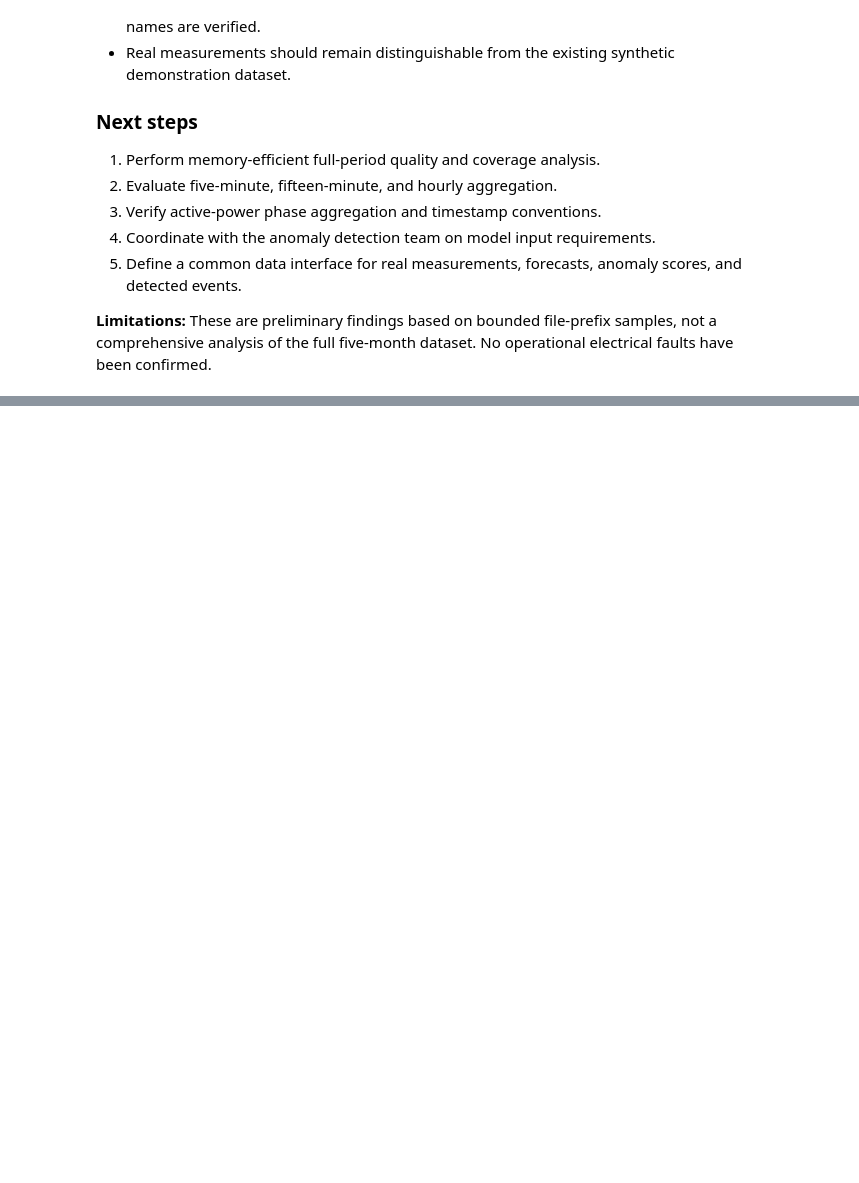
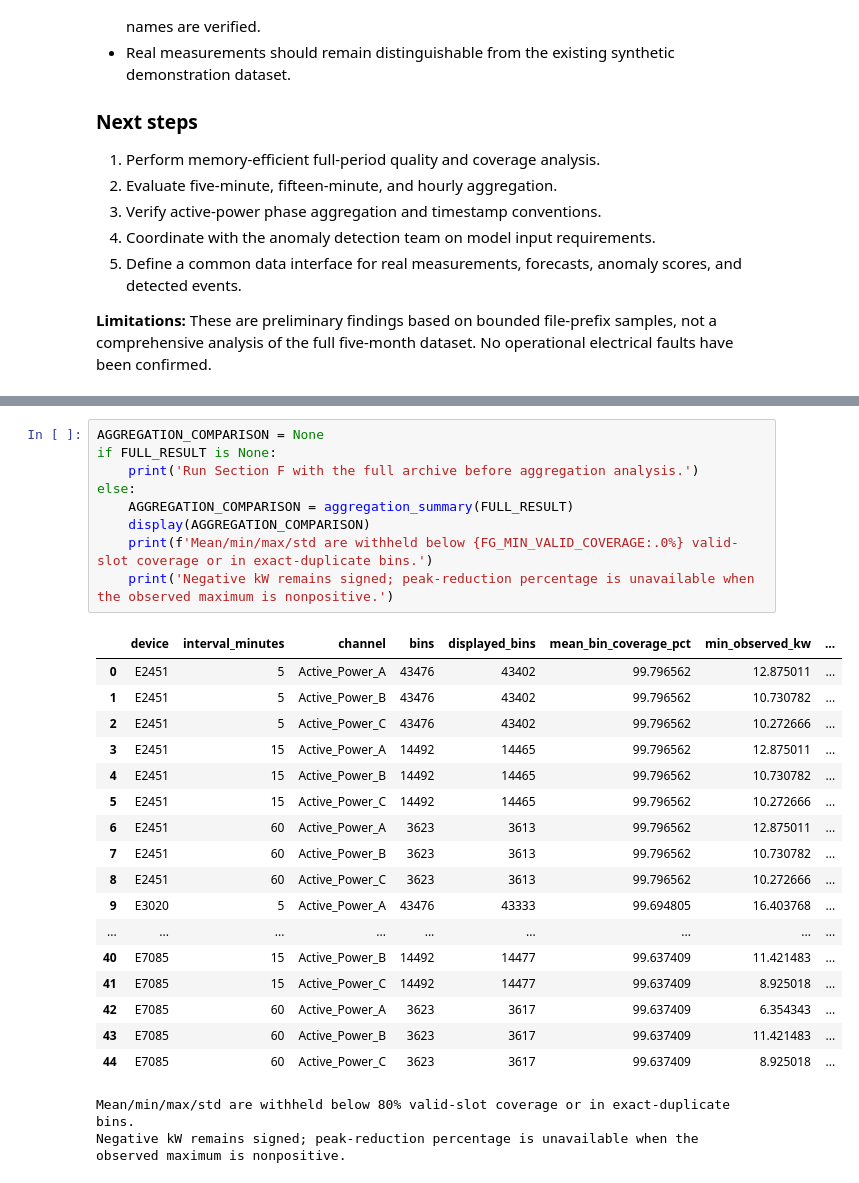
Before and after one commit to DSC-Capstone-Azimuth-AI/prototype-dashboard-team, a Jupyter notebook: notebooks/01_derconnect_data_exploration.ipynb, the cells around one changed output, grey strips where cells are left out. Saved outputs shown, nothing was run; the diff lists cells and outputs as text; blank space fills up the shorter version.

```diff
--- a/notebooks/01_derconnect_data_exploration.ipynb
+++ b/notebooks/01_derconnect_data_exploration.ipynb
@@ -256,0 +578,29 @@ Bounded prefix: Haojian_Data/E2451/E2451_2026-01.csv limited: True
+# %%
+AGGREGATION_COMPARISON = None
+if FULL_RESULT is None:
+    print('Run Section F with the full archive before aggregation analysis.')
+else:
+    AGGREGATION_COMPARISON = aggregation_summary(FULL_RESULT)
+    display(AGGREGATION_COMPARISON)
+    print(f'Mean/min/max/std are withheld below {FG_MIN_VALID_COVERAGE:.0%} valid-slot coverage or in exact-duplicate bins.')
+    print('Negative kW remains signed; peak-reduction percentage is unavailable when the observed maximum is nonpositive.')
+# %% [output]
+|  | device | interval_minutes | channel | bins | displayed_bins | mean_bin_coverage_pct | min_observed_kw | ... |
+| 0 | E2451 | 5 | Active_Power_A | 43476 | 43402 | 99.796562 | 12.875011 | ... |
+| 1 | E2451 | 5 | Active_Power_B | 43476 | 43402 | 99.796562 | 10.730782 | ... |
+| 2 | E2451 | 5 | Active_Power_C | 43476 | 43402 | 99.796562 | 10.272666 | ... |
+| 3 | E2451 | 15 | Active_Power_A | 14492 | 14465 | 99.796562 | 12.875011 | ... |
+| 4 | E2451 | 15 | Active_Power_B | 14492 | 14465 | 99.796562 | 10.730782 | ... |
+| 5 | E2451 | 15 | Active_Power_C | 14492 | 14465 | 99.796562 | 10.272666 | ... |
+| 6 | E2451 | 60 | Active_Power_A | 3623 | 3613 | 99.796562 | 12.875011 | ... |
+| 7 | E2451 | 60 | Active_Power_B | 3623 | 3613 | 99.796562 | 10.730782 | ... |
+| 8 | E2451 | 60 | Active_Power_C | 3623 | 3613 | 99.796562 | 10.272666 | ... |
+| 9 | E3020 | 5 | Active_Power_A | 43476 | 43333 | 99.694805 | 16.403768 | ... |
+| ... | ... | ... | ... | ... | ... | ... | ... | ... |
+| 40 | E7085 | 15 | Active_Power_B | 14492 | 14477 | 99.637409 | 11.421483 | ... |
+| 41 | E7085 | 15 | Active_Power_C | 14492 | 14477 | 99.637409 | 8.925018 | ... |
+| 42 | E7085 | 60 | Active_Power_A | 3623 | 3617 | 99.637409 | 6.354343 | ... |
+| 43 | E7085 | 60 | Active_Power_B | 3623 | 3617 | 99.637409 | 11.421483 | ... |
+| 44 | E7085 | 60 | Active_Power_C | 3623 | 3617 | 99.637409 | 8.925018 | ... |
+Mean/min/max/std are withheld below 80% valid-slot coverage or in exact-duplicate bins.
+Negative kW remains signed; peak-reduction percentage is unavailable when the observed maximum is nonpositive.
```
Also changed, not shown: parts of 11 cells of this notebook, 5 other files.
